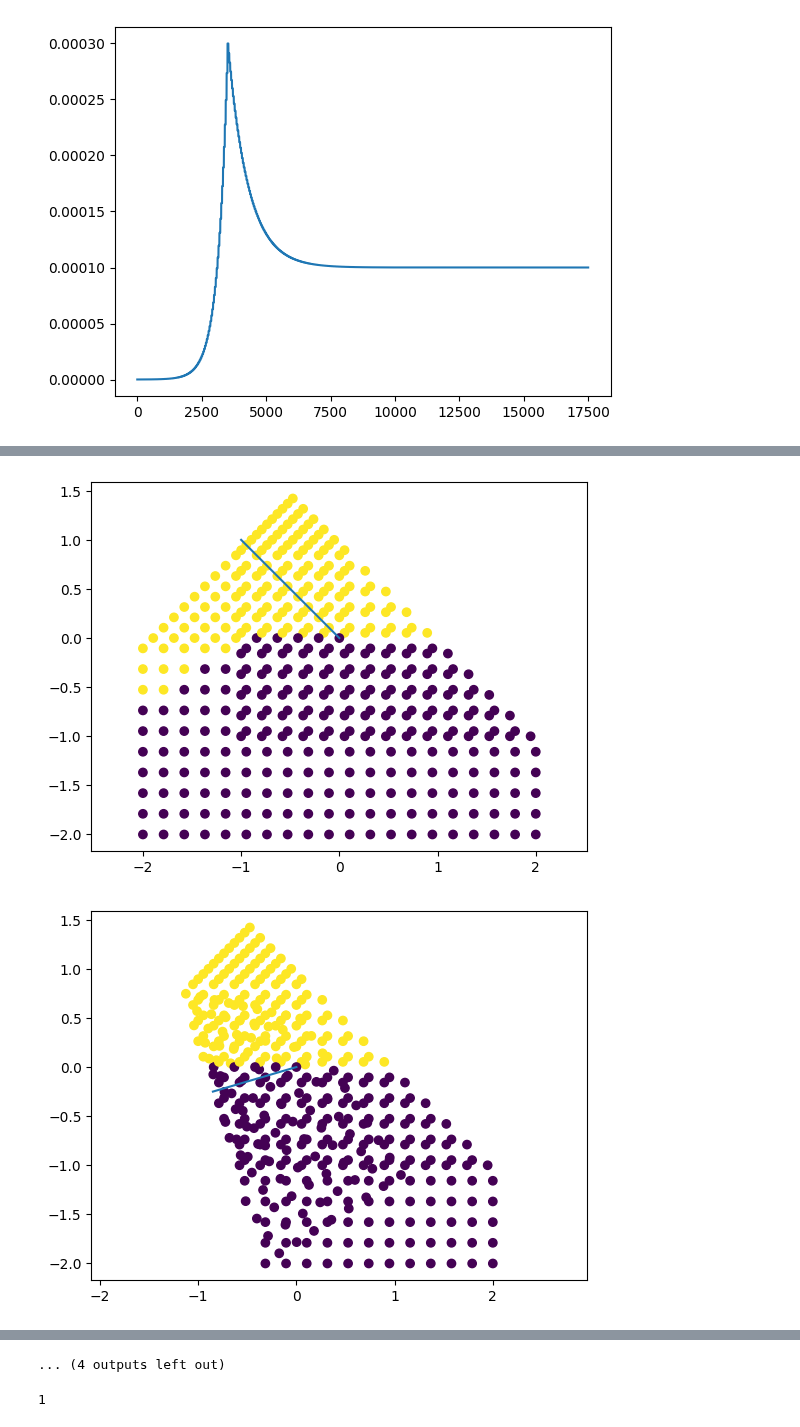
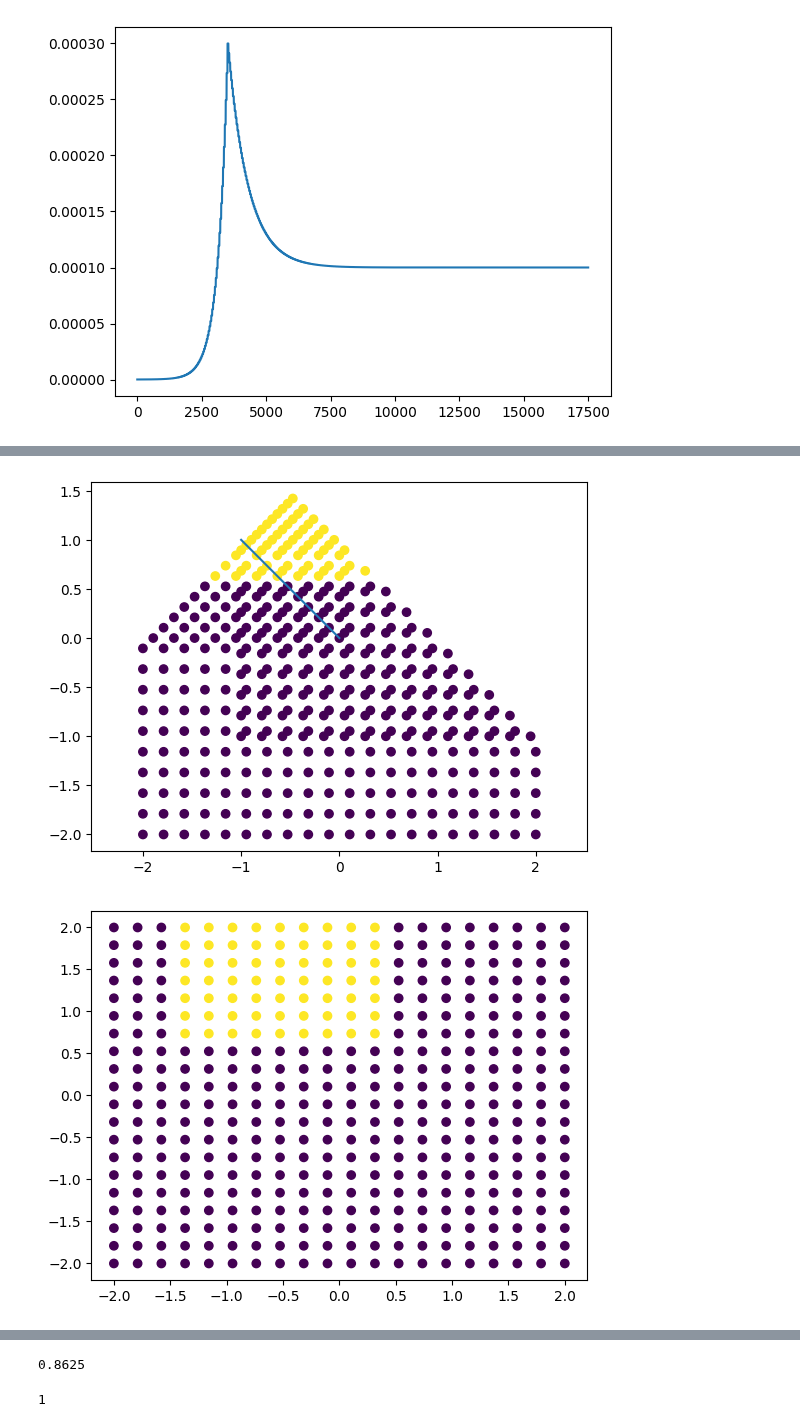
Before and after one commit to binDebug3/FoldAndCutNetworks, a Jupyter notebook: sam_test.ipynb, the cells around one changed output, grey strips where cells are left out. Cells and saved outputs as stored; diff of their text form; code cells hidden in the pictures.

```diff
--- a/sam_test.ipynb
+++ b/sam_test.ipynb
@@ -43,15 +43,7 @@ plt.show()
 [figure]
 # %%
 layer = lambda D, n: D - 2 * np.outer((D@n)/np.dot(n, n), n)
-def layer(D, n):
-    scales = (D@n)/np.dot(n, n)
-    mask = scales > 1
-    projected = 2 * np.outer(scales, n)
-    adjustment = 2*n - projected
-    return D + mask[:,np.newaxis] * adjustment
-
 crease = .5
-
 # def layer(Z, n):
 #     # Get the helpful terms to substitute into our fold function
 #     z_dot_x = (Z@n)
@@ -65,10 +57,15 @@ crease = .5
 #     return Z + 2* sigmoid[:,np.newaxis] * projected
 
 
+def layer(D, n):
+    scales = (D@n)/np.dot(n, n)
+    mask = scales > 1
+    projected = 2 * np.outer(scales, n)
+    adjustment = 2*n - projected
+    return D + mask[:,np.newaxis] * adjustment
+
 fv1 = .5*np.array([1,1])
 fv2 = np.array([-1,1])
-fv3 = np.array([-.85,-.25])
-
 
 # make a meshgrid of x and y values
 x1 = np.linspace(-2,2,20)
@@ -81,8 +78,7 @@ X2 = X2.reshape(-1,1)
 pairs = np.concatenate((X1,X2),axis=1)
 cut1 = layer(pairs, fv1)
 cut2 = layer(cut1, fv2)
-cut = layer(cut2, fv3)
-Y = cut[:,1] > 0
+Y = cut2[:,1] > .6
 
 plt.scatter(pairs[:,0],pairs[:,1], c = Y)
 plt.axis('equal')
@@ -98,12 +94,8 @@ plt.plot([0,fv2[0]],[0,fv2[1]])
 plt.axis('equal')
 plt.show()
 
-plt.scatter(cut[:,0],cut[:,1], c = Y)
-plt.plot([0,fv3[0]],[0,fv3[1]])
-plt.axis('equal')
-plt.show()
 
-test = OrigamiNetwork(layers = 10, learning_rate=0.01, reg=0, optimizer="sgd", batch_size=32, epochs=1000)
+test = OrigamiNetwork(layers = 2, learning_rate=0.01, reg=0, optimizer="sgd", batch_size=32, epochs=1000)
 test.fit(pairs,Y)
 out = test.forward_pass(pairs)
 for i in range(len(out)-1):
@@ -123,2 +115,2 @@ print(accuracy_score(Y, test.predict(pairs)))
-[figure, old version]
+[figure, new version]
-[figure, old version]
+[figure, new version]
@@ -133,4 +119,4 @@ print(accuracy_score(Y, test.predict(pairs)))
-... (4 outputs left out)
+0.8625
 # %%
 1
 # %% [output]
```
Also changed, not shown: parts of 1 cell of this notebook, 1 other file.
